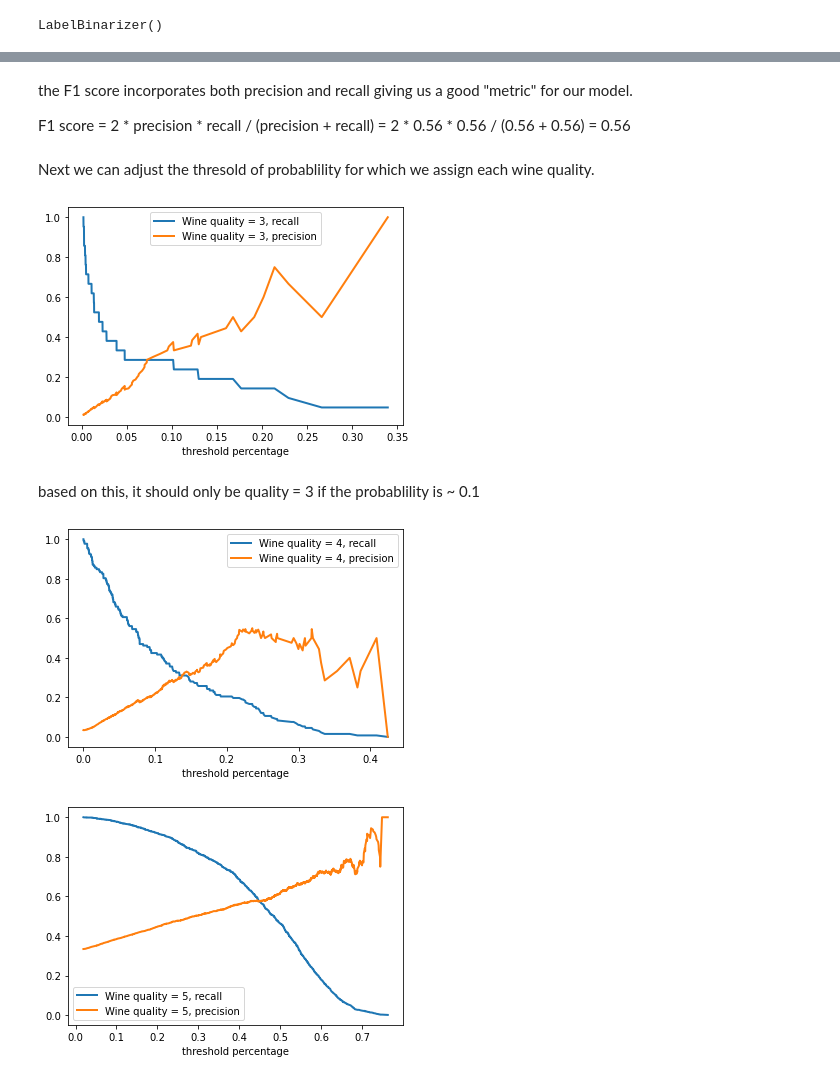
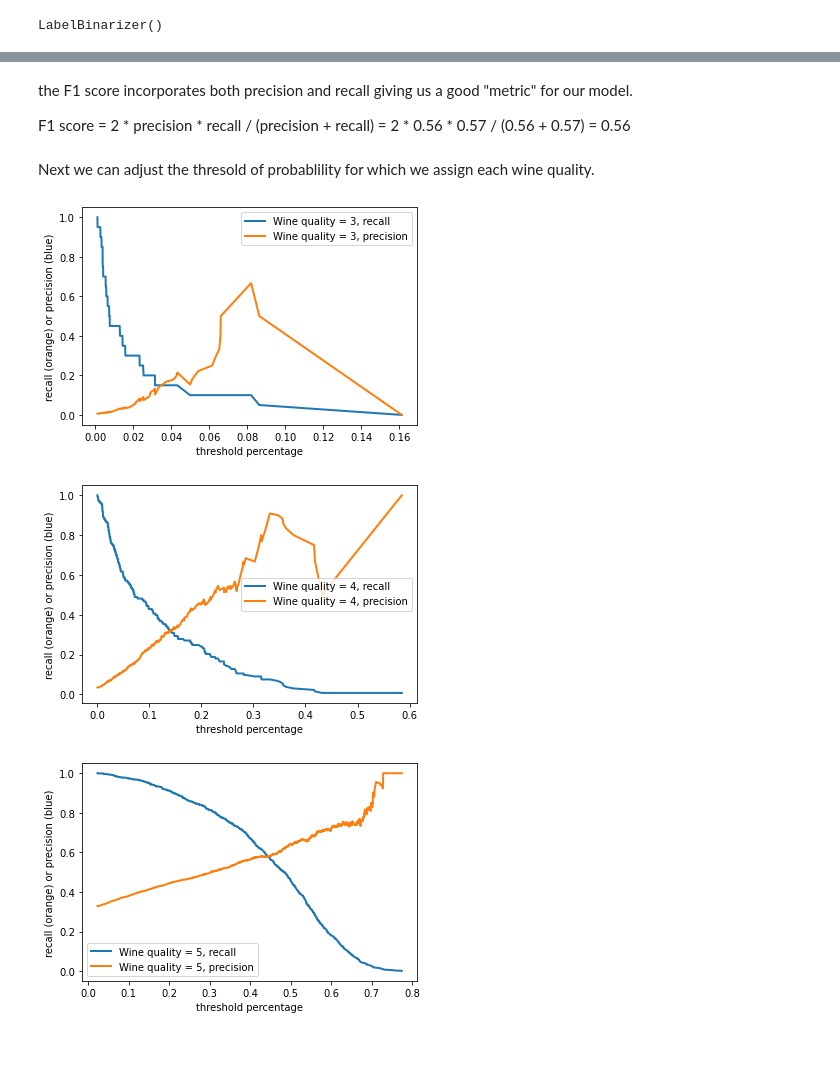
Before and after one commit to chmltf/wine-quality, a Jupyter notebook: wine_quality.ipynb, the cells around one changed output, grey strips where cells are left out. Saved outputs shown, nothing was run; the diff lists cells and outputs as text; code cells hidden in the pictures; blank space fills up the shorter version.

```diff
--- a/wine_quality.ipynb
+++ b/wine_quality.ipynb
@@ -135,15 +167,13 @@ FSdata.groupby('quality').count()
 # %%
-Xcolumns = ['fixed acidity', 'volatile acidity', 'citric acid', 'residual sugar', 'chlorides', 'free sulfur dioxide',
+def makeTrainCrossValTestSet(data, train_len):
+    Xcolumns = ['fixed acidity', 'volatile acidity', 'citric acid', 'residual sugar', 'chlorides', 'free sulfur dioxide',
             'total sulfur dioxide', 'density', 'pH', 'sulphates', 'alcohol', 'color']
-
-FSdata = FSdata.sample(frac = 1)
-FSdata.reset_index(inplace = True, drop = True)
-#dataY = pd.get_dummies(FSdata.loc[:,'quality'])
-trainCutoff = round(len(data)*0.6)
-trainX = FSdata.loc[0:trainCutoff, Xcolumns]
-trainY = FSdata.loc[0:trainCutoff, 'quality']
-CVCutoff = round(len(FSdata)*0.8)
-CVX = FSdata.loc[(trainCutoff + 1):(CVCutoff - 1), Xcolumns]
-CVY = FSdata.loc[(trainCutoff + 1):(CVCutoff - 1), 'quality']
-testX = FSdata.loc[CVCutoff:, Xcolumns]
-testY = FSdata.loc[CVCutoff:, 'quality']
+    trainCutoff = train_len
+    trainX = data.loc[0:trainCutoff, Xcolumns]
+    trainY = data.loc[0:trainCutoff, 'quality']
+    CVCutoff = round(len(data)*0.8)
+    CVX = data.loc[(round(len(data)*0.6) + 1):(CVCutoff - 1), Xcolumns]
+    CVY = data.loc[(round(len(data)*0.6) + 1):(CVCutoff - 1), 'quality']
+    testX = data.loc[CVCutoff:, Xcolumns]
+    testY = data.loc[CVCutoff:, 'quality']
+    return trainX, trainY, CVX, CVY, testX, testY
@@ -150,3 +184,8 @@ testY = FSdata.loc[CVCutoff:, 'quality']
 # %%
 from sklearn.linear_model import LogisticRegression
+# %%
+FSdata = FSdata.sample(frac = 1, random_state = 2)
+FSdata.reset_index(inplace = True, drop = True)
+
+trainX, trainY, CVX, CVY, testX, testY = makeTrainCrossValTestSet(FSdata, round(len(data)*0.6))
 # %%
@@ -156,2 +196,3 @@ CVY_predict = log_reg.predict_proba(CVX)
 # %%
+trainY_predict = log_reg.predict_proba(trainX)
 CVY_predict = log_reg.predict_proba(CVX)
@@ -262,4 +318,0 @@ from sklearn.multiclass import OneVsRestClassifier
-# %%
-log_reg = LogisticRegression(multi_class = 'ovr', max_iter = 500, solver = 'lbfgs')
-log_reg.fit(trainX, trainY)
-train_predict_OvsA = log_reg.predict_proba(trainX)
@@ -320,36 +367,37 @@ plt.show()
 # %% [markdown]
 the F1 score incorporates both precision and recall giving us a good "metric" for our model.
 
-F1 score = 2 * precision * recall / (precision + recall) = 2 * 0.56 * 0.56 / (0.56 + 0.56) = 0.56
+F1 score = 2 * precision * recall / (precision + recall) = 2 * 0.56 * 0.57 / (0.56 + 0.57) = 0.56
 # %% [markdown]
 Next we can adjust the thresold of probablility for which we assign each wine quality.
 # %%
-precision, recall, threshold = precision_recall_curve(trainY_OvA[:, 0], train_predict_OvsA [:, 0])
+precision, recall, threshold = precision_recall_curve(trainY_OvA[:, 0], trainY_predict[:, 0])
 plt.plot(threshold, recall[:-1], lw=2, label='Wine quality = 3, recall')
 plt.plot(threshold, precision[:-1], lw=2, label='Wine quality = 3, precision')
 plt.xlabel("threshold percentage")
+plt.ylabel("recall (orange) or precision (blue)")
 plt.legend(loc="best")
 plt.show()
 # %% [output]
-[figure, old version]
+[figure, new version]
-# %% [markdown]
-based on this, it should only be quality = 3 if the probablility is ~ 0.1
 # %%
-precision, recall, threshold = precision_recall_curve(trainY_OvA[:, 1], train_predict_OvsA [:, 1])
+precision, recall, threshold = precision_recall_curve(trainY_OvA[:, 1], trainY_predict[:, 1])
 plt.plot(threshold, recall[:-1], lw=2, label='Wine quality = 4, recall')
 plt.plot(threshold, precision[:-1], lw=2, label='Wine quality = 4, precision')
 plt.xlabel("threshold percentage")
+plt.ylabel("recall (orange) or precision (blue)")
 plt.legend(loc="best")
 plt.show()
 # %% [output]
-[figure, old version]
+[figure, new version]
 # %%
-precision, recall, threshold = precision_recall_curve(trainY_OvA[:, 2], train_predict_OvsA [:, 2])
+precision, recall, threshold = precision_recall_curve(trainY_OvA[:, 2], trainY_predict[:, 2])
 plt.plot(threshold, recall[:-1], lw=2, label='Wine quality = 5, recall')
 plt.plot(threshold, precision[:-1], lw=2, label='Wine quality = 5, precision')
 plt.xlabel("threshold percentage")
+plt.ylabel("recall (orange) or precision (blue)")
 plt.legend(loc="best")
 plt.show()
 # %% [output]
-[figure, old version]
+[figure, new version]
 # %%
```
Also changed, not shown: parts of 102 cells of this notebook.
